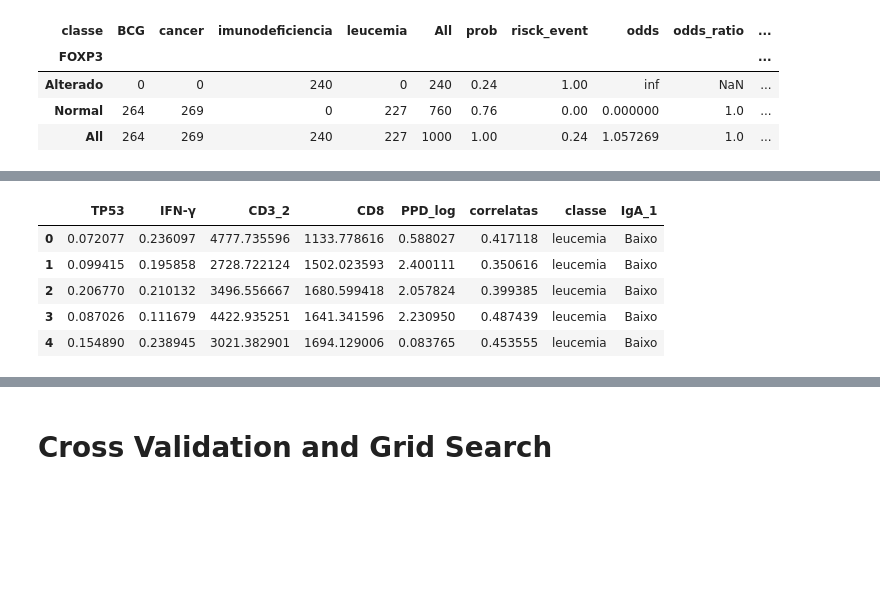
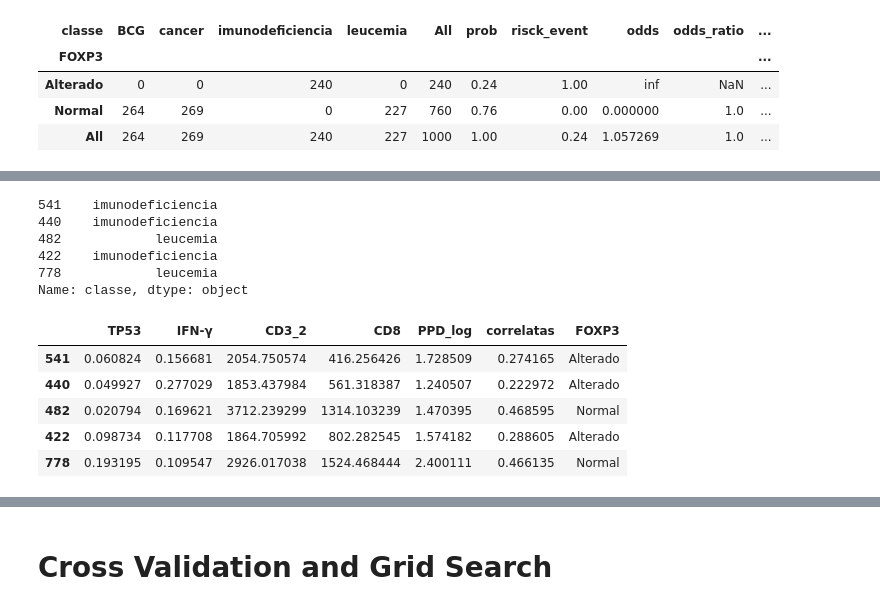
Before and after one commit to Laboratorio-de-Analise-de-Dados/disciplina_python_ml, a Jupyter notebook: dev/script/aulas_teoricas/07-aula-09-01-treinamento_cluster_2025-02-17.ipynb, the cells around one changed output, grey strips where cells are left out. Cells and saved outputs as stored; diff of their text form; code cells hidden in the pictures; blank space fills up the shorter version.

Commit message:
Inserindo métricas aula 09

```diff
--- a/dev/script/aulas_teoricas/07-aula-09-01-treinamento_cluster_2025-02-17.ipynb
+++ b/dev/script/aulas_teoricas/07-aula-09-01-treinamento_cluster_2025-02-17.ipynb
@@ -388,0 +391,18 @@ plt.show()
+# %%
+X_train, y_train, X_valid, y_valid, X_test, y_test = train_valid_test_split(
+    df_selecionadas,
+    target='classe',
+    train_size=0.7,
+    valid_size=0.2,
+    test_size=0.1,
+    random_state=42
+)
+
+print('-'*10)
+print(f"X_train: {X_train.shape}")
+print(f"X_valid: {X_valid.shape}")
+print(f"X_test: {X_test.shape}")
+print('-'*10)
+print(f"y_train: {y_train.shape}")
+print(f"y_valid: {y_valid.shape}")
+print(f"y_test: {y_test.shape}")
@@ -389,12 +418,28 @@ plt.show()
+# %%
+y_train.head()
+# %% [output]
+541    imunodeficiencia
+440    imunodeficiencia
+482            leucemia
+422    imunodeficiencia
+778            leucemia
+Name: classe, dtype: object
 # %%
-dump(df_selecionadas, "./data/08_aula_09_df_projeto_selecionadas")
+dump(X_train, "./data/df_estruturada/08_aula_09_X_train")
+dump(X_valid, "./data/df_estruturada/08_aula_09_X_valid")
+dump(X_test, "./data/df_estruturada/08_aula_09_X_test")
 
-df = load("./data/08_aula_09_df_projeto_selecionadas")
-df.head()
+dump(y_train, "./data/df_estruturada/08_aula_09_y_train")
+dump(y_valid, "./data/df_estruturada/08_aula_09_y_valid")
+dump(y_test, "./data/df_estruturada/08_aula_09_y_test")
+
+df_X = load("./data/df_estruturada/08_aula_09_X_train")
+df_y = load("./data/df_estruturada/08_aula_09_y_train")
+df_X.head()
 # %% [output]
-|  | TP53 | IFN-γ | CD3_2 | CD8 | PPD_log | correlatas | classe | IgA_1 |
-| 0 | 0.072077 | 0.236097 | 4777.735596 | 1133.778616 | 0.588027 | 0.417118 | leucemia | Baixo |
-| 1 | 0.099415 | 0.195858 | 2728.722124 | 1502.023593 | 2.400111 | 0.350616 | leucemia | Baixo |
-| 2 | 0.206770 | 0.210132 | 3496.556667 | 1680.599418 | 2.057824 | 0.399385 | leucemia | Baixo |
-| 3 | 0.087026 | 0.111679 | 4422.935251 | 1641.341596 | 2.230950 | 0.487439 | leucemia | Baixo |
-| 4 | 0.154890 | 0.238945 | 3021.382901 | 1694.129006 | 0.083765 | 0.453555 | leucemia | Baixo |
+|  | TP53 | IFN-γ | CD3_2 | CD8 | PPD_log | correlatas | FOXP3 |
+| 541 | 0.060824 | 0.156681 | 2054.750574 | 416.256426 | 1.728509 | 0.274165 | Alterado |
+| 440 | 0.049927 | 0.277029 | 1853.437984 | 561.318387 | 1.240507 | 0.222972 | Alterado |
+| 482 | 0.020794 | 0.169621 | 3712.239299 | 1314.103239 | 1.470395 | 0.468595 | Normal |
+| 422 | 0.098734 | 0.117708 | 1864.705992 | 802.282545 | 1.574182 | 0.288605 | Alterado |
+| 778 | 0.193195 | 0.109547 | 2926.017038 | 1524.468444 | 2.400111 | 0.466135 | Normal |
```
Also changed, not shown: parts of 17 cells of this notebook, 8 other files.
